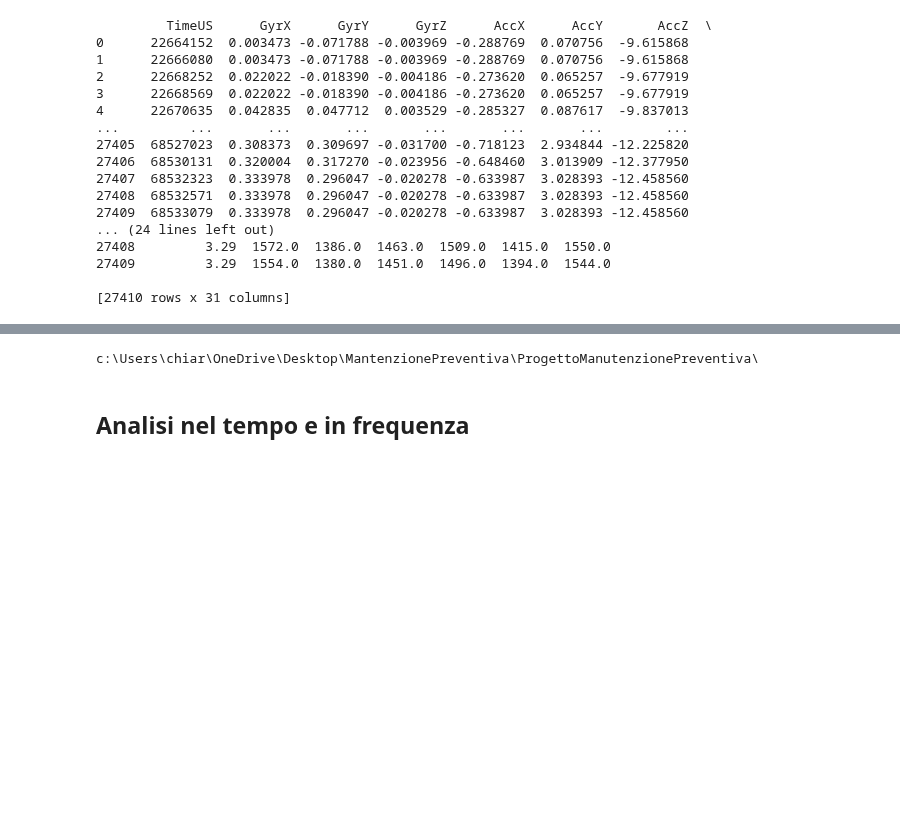
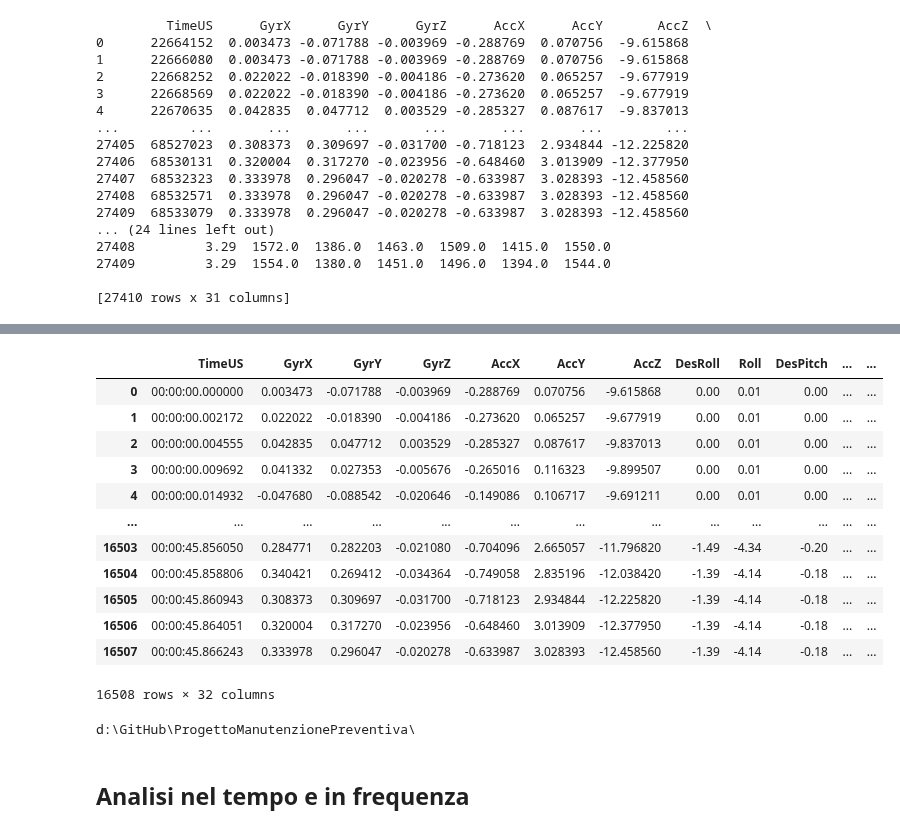
Before and after one commit to ChiaraAmalia/ProgettoManutenzionePreventiva, a Jupyter notebook: M1/NO_FAULT1/nofault_m1.ipynb, the cells around one changed output, grey strips where cells are left out. Drawn from its saved outputs; the diff is of its cells as text; code cells hidden in the pictures; blank space fills up the shorter version.

```diff
--- a/M1/NO_FAULT1/nofault_m1.ipynb
+++ b/M1/NO_FAULT1/nofault_m1.ipynb
@@ -223,3 +223,39 @@ print(m1_nofault)
 27409         3.29  1554.0  1380.0  1451.0  1496.0  1394.0  1544.0
 
 [27410 rows x 31 columns]
+# %%
+index_to_remove=[]
+for ind in att_m1["TimeUS"]:
+    if ind not in index_to_remove:
+        index_to_remove.append(int(ind))
+print(len(index_to_remove))
+for ind in esc_0_m1["TimeUS"]:
+    if ind not in index_to_remove:
+        index_to_remove.append(int(ind))
+print(len(index_to_remove))
+for ind in esc_1_m1["TimeUS"]:
+    if ind not in index_to_remove:
+        index_to_remove.append(int(ind))
+print(len(index_to_remove))
+for ind in esc_2_m1["TimeUS"]:
+    if ind not in index_to_remove:
+        index_to_remove.append(int(ind))
+print(len(index_to_remove))
+for ind in esc_3_m1["TimeUS"]:
+    if ind not in index_to_remove:
+        index_to_remove.append(int(ind))
+print(len(index_to_remove))
+for ind in esc_4_m1["TimeUS"]:
+    if ind not in index_to_remove:
+        index_to_remove.append(int(ind))
+print(len(index_to_remove))
+for ind in esc_5_m1["TimeUS"]:
+    if ind not in index_to_remove:
+        index_to_remove.append(int(ind))
+print(len(index_to_remove))
+for ind in rcou_m1["TimeUS"]:
+    if ind not in index_to_remove:
+        index_to_remove.append(int(ind))
+print(len(index_to_remove))
+print("--------------------")
+print(len(index_to_remove))
@@ -226,5 +273,9 @@ print(m1_nofault)
 # %%
 #aggiornamento del tempo ponendo a 0 il momento in cui il volo inizia per noi e settaggio della variabile guasto
+#from datetime import timedelta
+#index_to_remove=set(set(set(set(set(set(set(att_m1["TimeUS"]).add(esc_0_m1.index)).add(esc_1_m1.index)).add(esc_2_m1.index)).add(esc_3_m1.index)).add(esc_4_m1.index)).add(esc_5_m1.index)).add(rcou_m1.index)
+#m1_nofault.drop(index_to_remove, axis=0, inplace=True)
+m1_nofault = m1_nofault[~m1_nofault.TimeUS.isin(index_to_remove)]
 m1_nofault["TimeUS"] = m1_nofault["TimeUS"] - m1_nofault.iloc[0]["TimeUS"]
 m1_nofault["TimeUS"] = m1_nofault["TimeUS"].astype(int)
 m1_nofault["Guasto"] = 0
@@ -250,10 +301,29 @@ print(m1_nofault)
+# %%
+from datetime import timedelta
+m1_nofault=m1_nofault.reset_index(drop=True)
+m1_nofault['TimeUS'] = pd.to_datetime(m1_nofault['TimeUS'], unit='us').dt.strftime('%H:%M:%S.%f')
+display(m1_nofault)
+# %% [output]
+|  | TimeUS | GyrX | GyrY | GyrZ | AccX | AccY | AccZ | DesRoll | Roll | DesPitch | ... | ... |
+| 0 | 00:00:00.000000 | 0.003473 | -0.071788 | -0.003969 | -0.288769 | 0.070756 | -9.615868 | 0.00 | 0.01 | 0.00 | ... | ... |
+| 1 | 00:00:00.002172 | 0.022022 | -0.018390 | -0.004186 | -0.273620 | 0.065257 | -9.677919 | 0.00 | 0.01 | 0.00 | ... | ... |
+| 2 | 00:00:00.004555 | 0.042835 | 0.047712 | 0.003529 | -0.285327 | 0.087617 | -9.837013 | 0.00 | 0.01 | 0.00 | ... | ... |
+| 3 | 00:00:00.009692 | 0.041332 | 0.027353 | -0.005676 | -0.265016 | 0.116323 | -9.899507 | 0.00 | 0.01 | 0.00 | ... | ... |
+| 4 | 00:00:00.014932 | -0.047680 | -0.088542 | -0.020646 | -0.149086 | 0.106717 | -9.691211 | 0.00 | 0.01 | 0.00 | ... | ... |
+| ... | ... | ... | ... | ... | ... | ... | ... | ... | ... | ... | ... | ... |
+| 16503 | 00:00:45.856050 | 0.284771 | 0.282203 | -0.021080 | -0.704096 | 2.665057 | -11.796820 | -1.49 | -4.34 | -0.20 | ... | ... |
+| 16504 | 00:00:45.858806 | 0.340421 | 0.269412 | -0.034364 | -0.749058 | 2.835196 | -12.038420 | -1.39 | -4.14 | -0.18 | ... | ... |
+| 16505 | 00:00:45.860943 | 0.308373 | 0.309697 | -0.031700 | -0.718123 | 2.934844 | -12.225820 | -1.39 | -4.14 | -0.18 | ... | ... |
+| 16506 | 00:00:45.864051 | 0.320004 | 0.317270 | -0.023956 | -0.648460 | 3.013909 | -12.377950 | -1.39 | -4.14 | -0.18 | ... | ... |
+| 16507 | 00:00:45.866243 | 0.333978 | 0.296047 | -0.020278 | -0.633987 | 3.028393 | -12.458560 | -1.39 | -4.14 | -0.18 | ... | ... |
+16508 rows × 32 columns
 # %%
 path_file = path_file.replace(r"M1\NO_FAULT1", "")
 os.chdir(path_file)
 m1_nofault.to_csv('m1_nofault.csv', index=False)
 print(path_file)
 # %% [output]
-c:\Users\chiar\OneDrive\Desktop\MantenzionePreventiva\ProgettoManutenzionePreventiva\
+d:\GitHub\ProgettoManutenzionePreventiva\
 # %% [markdown]
 ## Analisi nel tempo e in frequenza
 # %%
```
Also changed, not shown: parts of 2 cells of this notebook, 2 other files.
